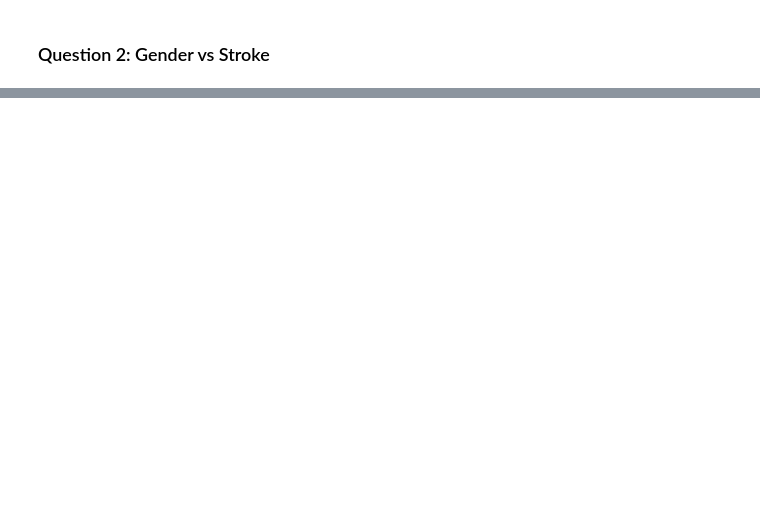
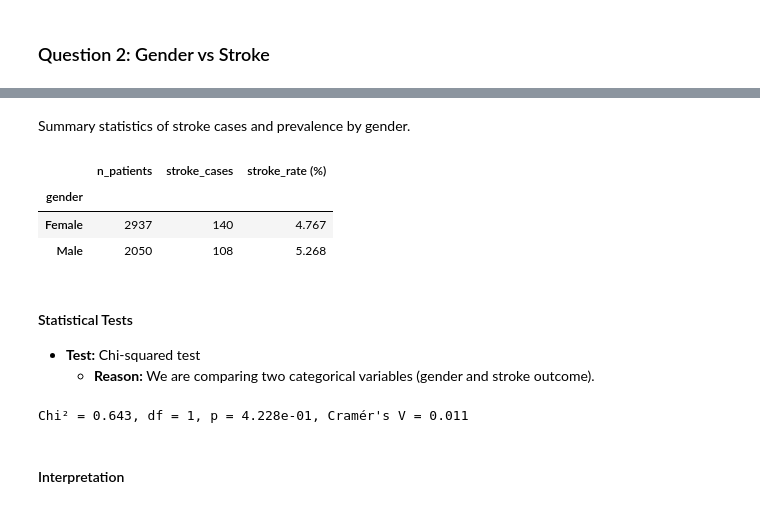
Before and after one commit to Yasir-4/data-science-practice, a Jupyter notebook: projects/mini-projects/stroke-analysis-mini-project.ipynb, the cells around one changed output, grey strips where cells are left out. Drawn from its saved outputs; the diff is of its cells as text; code cells hidden in the pictures; blank space fills up the shorter version.

Commit message:
Completed EDA and summary of key findings

```diff
--- a/projects/mini-projects/stroke-analysis-mini-project.ipynb
+++ b/projects/mini-projects/stroke-analysis-mini-project.ipynb
@@ -776,0 +784,33 @@ Glucose was not a major factor in stroke, which is expected as it is a multifact
+# %%
+# Remove "Other" from gender
+stroke_df_cleaned = stroke_df_cleaned[stroke_df_cleaned["gender"].isin(["Male", "Female"])]
+stroke_df_cleaned["gender"] = stroke_df_cleaned["gender"].cat.remove_unused_categories()
+
+# Stroke prevalence (%) by gender
+gender_rates = stroke_df_cleaned.groupby("gender", observed=False)["stroke"].mean() * 100
+
+# Counts of patients by gender
+gender_counts = stroke_df_cleaned["gender"].value_counts()
+
+# Custom labels
+custom_labels = [f"{gender} (n={gender_counts[gender]})" for gender in gender_rates.index]
+
+# Bar plot
+plt.figure(figsize=(6,6))
+ax = gender_rates.plot(
+    kind="bar",
+    color=["lightcoral", "lightblue"],
+    edgecolor="black"
+)
+
+# Replace x-tick labels with custom labels
+ax.set_xticks(range(len(custom_labels)))
+ax.set_xticklabels(custom_labels, rotation=0) # rotation = 0  => horizontal
+
+plt.ylabel("Stroke Rate (%)")
+plt.title("Stroke Prevalence by Gender")
+
+# Add % labels above bars
+for i, rate in enumerate(gender_rates):
+    plt.text(i, rate + 0.07, f"{rate:.1f}%", ha="center")
+plt.show()
@@ -776,0 +819,40 @@ Glucose was not a major factor in stroke, which is expected as it is a multifact
+# %% [markdown]
+Summary statistics of stroke cases and prevalence by gender.
+# %%
+summary_gender = (
+    stroke_df_cleaned.groupby("gender", observed=False)["stroke"]
+    .agg(["count", "sum", "mean"])
+    .rename(columns={"count": "n_patients", "sum": "stroke_cases", "mean": "stroke_rate (%)"})
+)
+
+
+summary_gender["stroke_rate (%)"] *= 100 # Convert to %
+summary_gender
+# %% [output]
+|  | n_patients | stroke_cases | stroke_rate (%) |
+| gender |  |  |  |
+| Female | 2937 | 140 | 4.767 |
+| Male | 2050 | 108 | 5.268 |
+# %% [markdown]
+#### Statistical Tests
+- **Test:** Chi-squared test
+    - **Reason:** We are comparing two categorical variables (gender and stroke outcome).
+# %%
+# Contingency table
+contingency = pd.DataFrame({
+    "Stroke=1": [140, 108],
+    "Stroke=0": [2797, 1942]
+},  index=["Female", "Male"])
+
+# Chi-squared test
+chi2, p_chi2, dof, _ = chi2_contingency(contingency, correction=False)
+
+# Effect size (Cramér's V)
+n = contingency.to_numpy().sum()
+cramers_v = np.sqrt(chi2 / (n * (min(contingency.shape)-1)))
+
+print(f"Chi² = {chi2:.3f}, df = {dof}, p = {p_chi2:.3e}, Cramér's V = {cramers_v:.3f}")
+# %% [output]
+Chi² = 0.643, df = 1, p = 4.228e-01, Cramér's V = 0.011
+# %% [markdown]
+#### Interpretation
```
Also changed, not shown: parts of 9 cells of this notebook.
